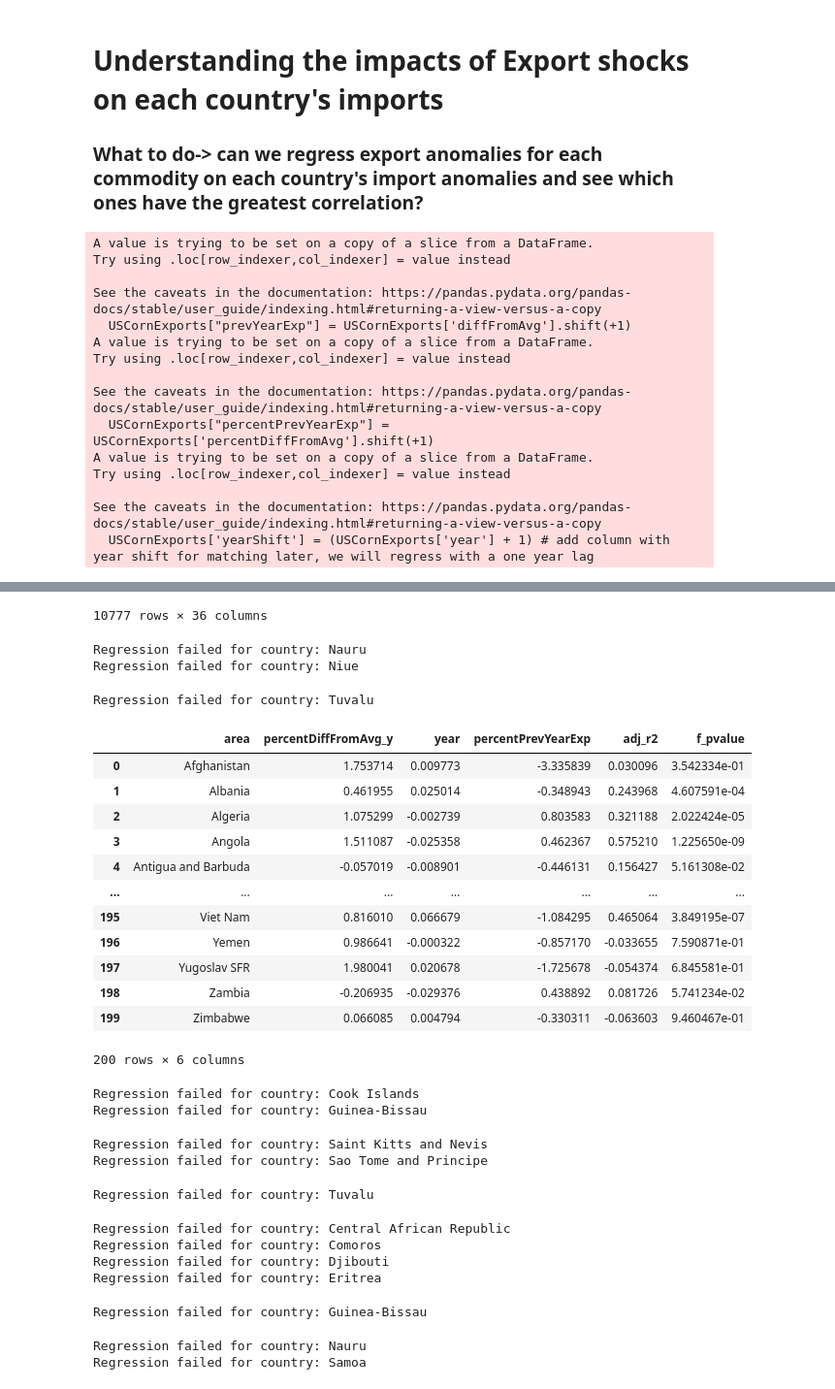
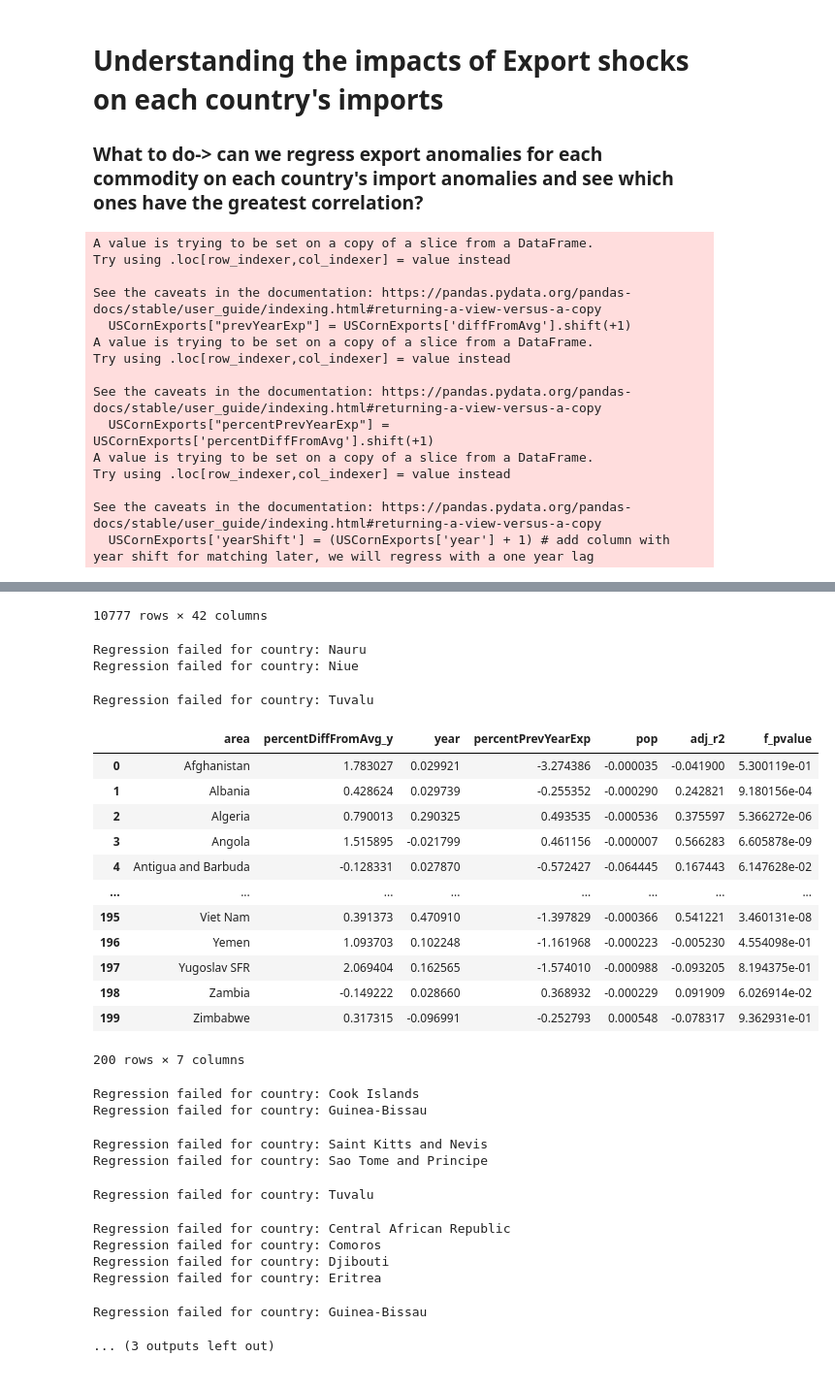
Before and after one commit to soccernee/ESE168_Project, a Jupyter notebook: ImportExportAnomaliesCode/tradeDataAnomalies.ipynb, the cells around one changed output, grey strips where cells are left out. Shown at 97% size. Saved outputs shown, nothing was run; the diff lists cells and outputs as text; code cells hidden in the pictures.

Commit message:
added pop to regression

```diff
--- a/ImportExportAnomaliesCode/tradeDataAnomalies.ipynb
+++ b/ImportExportAnomaliesCode/tradeDataAnomalies.ipynb
@@ -15,6 +15,11 @@ import statsmodels.api as sm
 
 rawData = pd.read_csv("./tradeData.csv")
 rawData
+
+popData = pd.read_csv("./populationData.csv")
+newData = rawData.merge(popData, right_on=['year', 'area'], left_on=['year', 'area'])
+rawData = newData
+display(rawData)
 # %% [output]
 |  | domain | domainCode | areaCode | area | elementCode | element | itemCode | item | yearCode | year | ... |
 | 0 | TCL | Crops and livestock products | 4 | Afghanistan | 5610 | Import Quantity | 112 | Maize (corn) | 1961 | 1961 | ... |
@@ -181,12 +189,12 @@ display(cornEffectsData)
 groupedCorn = cornEffectsData.groupby('area_x')
 
 # create a new dataframe to hold each country's sensitivity to US corn export changes
-d = {'area': [], 'percentDiffFromAvg_y': [], 'year': [], 'percentPrevYearExp': [],'adj_r2': [], 'f_pvalue': [] }
+d = {'area': [], 'percentDiffFromAvg_y': [], 'year': [], 'percentPrevYearExp': [],'pop': [],'adj_r2': [], 'f_pvalue': [] }
 regData = pd.DataFrame(data = d)
 
-## for testing without running the whole loop
+# # for testing without running the whole loop
 # afg = groupedCorn.get_group("Afghanistan")
-# lm = smf.ols('diffFromAvg_x ~ diffFromAvg_y + year_x', data = afg, missing='drop').fit()
+# lm = smf.ols('diffFromAvg_x ~ diffFromAvg_y + year + pop_y', data = afg, missing='drop').fit()
 # print(lm.summary())
 # print(lm.params)
 # print(lm.rsquared_adj)
@@ -196,10 +204,10 @@ regData = pd.DataFrame(data = d)
 for g in groupedCorn.groups.keys():
     try:
         curr = groupedCorn.get_group(g)
-        lm = smf.ols('percentDiffFromAvg_x ~ percentDiffFromAvg_y + year + percentPrevYearExp', data = curr, missing='drop').fit()
+        lm = smf.ols('percentDiffFromAvg_x ~ percentDiffFromAvg_y + year + percentPrevYearExp + pop_x', data = curr, missing='drop').fit()
         lm.summary()
 
-        regData.loc[len(regData.index)] = [g, lm.params['percentDiffFromAvg_y'], lm.params['year'], lm.params['percentPrevYearExp'],lm.rsquared_adj, lm.f_pvalue] # add regression results for each country
+        regData.loc[len(regData.index)] = [g, lm.params['percentDiffFromAvg_y'], lm.params['year'], lm.params['percentPrevYearExp'], lm.params['pop_x'],lm.rsquared_adj, lm.f_pvalue] # add regression results for each country
 
 
         # 1) pull out coefficients on diffFromAvg_y and year, create a row in a new dataset for country and coefficients
@@ -240,16 +248,16 @@ groupedWheat = wheatEffectsData.groupby('area')
 
 
 # create a new dataframe to hold each country's sensitivity to US corn export changes
-d = {'area': [], 'percentDiffFromAvg_y': [], 'year': [], 'percentPrevYearExp': [],'adj_r2': [], 'f_pvalue': [] }
+d = {'area': [], 'percentDiffFromAvg_y': [], 'year': [], 'percentPrevYearExp': [], 'pop': [], 'adj_r2': [], 'f_pvalue': [] }
 wheatRegData = pd.DataFrame(data = d)
 
 for g in groupedWheat.groups.keys():
     try:
         curr = groupedWheat.get_group(g)
-        lm = smf.ols('percentDiffFromAvg_x ~ percentDiffFromAvg_y + year + percentPrevYearExp', data = curr, missing='drop').fit()
+        lm = smf.ols('percentDiffFromAvg_x ~ percentDiffFromAvg_y + year + percentPrevYearExp + pop', data = curr, missing='drop').fit()
         lm.summary()
 
-        wheatRegData.loc[len(wheatRegData.index)] = [g, lm.params['percentDiffFromAvg_y'], lm.params['year'], lm.params['percentPrevYearExp'],lm.rsquared_adj, lm.f_pvalue] # add regression results for each country
+        wheatRegData.loc[len(wheatRegData.index)] = [g, lm.params['percentDiffFromAvg_y'], lm.params['year'], lm.params['percentPrevYearExp'], lm.params['pop'],lm.rsquared_adj, lm.f_pvalue] # add regression results for each country
 
 
         # 1) pull out coefficients on diffFromAvg_y and year, create a row in a new dataset for country and coefficients
@@ -285,16 +293,16 @@ groupedSoy = soyEffectsData.groupby('area')
 
 
 # create a new dataframe to hold each country's sensitivity to global wheat export changes
-d = {'area': [], 'percentDiffFromAvg_y': [], 'year': [], 'percentPrevYearExp': [], 'adj_r2': [], 'f_pvalue': [] }
+d = {'area': [], 'percentDiffFromAvg_y': [], 'year': [], 'percentPrevYearExp': [], 'pop': [],'adj_r2': [], 'f_pvalue': [] }
 soyRegData = pd.DataFrame(data = d)
 
 for g in groupedSoy.groups.keys():
     try:
         curr = groupedSoy.get_group(g)
-        lm = smf.ols('percentDiffFromAvg_x ~ percentDiffFromAvg_y + percentPrevYearExp + year', data = curr, missing='drop').fit()
+        lm = smf.ols('percentDiffFromAvg_x ~ percentDiffFromAvg_y + percentPrevYearExp + year + pop', data = curr, missing='drop').fit()
         lm.summary()
 
-        soyRegData.loc[len(soyRegData.index)] = [g, lm.params['percentDiffFromAvg_y'], lm.params['year'],lm.params['percentPrevYearExp'],lm.rsquared_adj, lm.f_pvalue] # add regression results for each country
+        soyRegData.loc[len(soyRegData.index)] = [g, lm.params['percentDiffFromAvg_y'], lm.params['year'],lm.params['percentPrevYearExp'], lm.params['pop'], lm.rsquared_adj, lm.f_pvalue] # add regression results for each country
 
 
         # 1) pull out coefficients on diffFromAvg_y and year, create a row in a new dataset for country and coefficients
@@ -321,47 +329,47 @@ soyRegData.to_csv('soyRegression.csv')
 A value is trying to be set on a copy of a slice from a DataFrame.
 Try using .loc[row_indexer,col_indexer] = value instead
 
 See the caveats in the documentation: https://pandas.pydata.org/pandas-docs/stable/user_guide/indexing.html#returning-a-view-versus-a-copy
   USCornExports["prevYearExp"] = USCornExports['diffFromAvg'].shift(+1)
 A value is trying to be set on a copy of a slice from a DataFrame.
 Try using .loc[row_indexer,col_indexer] = value instead
 
 See the caveats in the documentation: https://pandas.pydata.org/pandas-docs/stable/user_guide/indexing.html#returning-a-view-versus-a-copy
   USCornExports["percentPrevYearExp"] = USCornExports['percentDiffFromAvg'].shift(+1)
 A value is trying to be set on a copy of a slice from a DataFrame.
 Try using .loc[row_indexer,col_indexer] = value instead
 
 See the caveats in the documentation: https://pandas.pydata.org/pandas-docs/stable/user_guide/indexing.html#returning-a-view-versus-a-copy
   USCornExports['yearShift'] = (USCornExports['year'] + 1) # add column with year shift for matching later, we will regress with a one year lag
 |  | domain_x | domainCode_x | areaCode_x | area_x | elementCode_x | element_x | itemCode_x | item_x | ... |
 | 0 | TCL | Crops and livestock products | 4 | Afghanistan | 5610 | Import Quantity | 112 | Maize (corn) | ... |
 | 1 | TCL | Crops and livestock products | 8 | Albania | 5610 | Import Quantity | 112 | Maize (corn) | ... |
 | 2 | TCL | Crops and livestock products | 12 | Algeria | 5610 | Import Quantity | 112 | Maize (corn) | ... |
 | 3 | TCL | Crops and livestock products | 24 | Angola | 5610 | Import Quantity | 112 | Maize (corn) | ... |
 | 4 | TCL | Crops and livestock products | 28 | Antigua and Barbuda | 5610 | Import Quantity | 112 | Maize (corn) | ... |
 | ... | ... | ... | ... | ... | ... | ... | ... | ... | ... |
 | 10772 | TCL | Crops and livestock products | 862 | Venezuela (Bolivarian Republic of) | 5610 | Import Quantity | 112 | Maize (corn) | ... |
 | 10773 | TCL | Crops and livestock products | 704 | Viet Nam | 5610 | Import Quantity | 112 | Maize (corn) | ... |
 | 10774 | TCL | Crops and livestock products | 887 | Yemen | 5610 | Import Quantity | 112 | Maize (corn) | ... |
 | 10775 | TCL | Crops and livestock products | 894 | Zambia | 5610 | Import Quantity | 112 | Maize (corn) | ... |
 | 10776 | TCL | Crops and livestock products | 716 | Zimbabwe | 5610 | Import Quantity | 112 | Maize (corn) | ... |
-10777 rows × 36 columns
+10777 rows × 42 columns
 Regression failed for country: Nauru
 Regression failed for country: Niue
 Regression failed for country: Tuvalu
-|  | area | percentDiffFromAvg_y | year | percentPrevYearExp | adj_r2 | f_pvalue |
-| 0 | Afghanistan | 1.753714 | 0.009773 | -3.335839 | 0.030096 | 3.542334e-01 |
-| 1 | Albania | 0.461955 | 0.025014 | -0.348943 | 0.243968 | 4.607591e-04 |
-| 2 | Algeria | 1.075299 | -0.002739 | 0.803583 | 0.321188 | 2.022424e-05 |
-| 3 | Angola | 1.511087 | -0.025358 | 0.462367 | 0.575210 | 1.225650e-09 |
-| 4 | Antigua and Barbuda | -0.057019 | -0.008901 | -0.446131 | 0.156427 | 5.161308e-02 |
-| ... | ... | ... | ... | ... | ... | ... |
-| 195 | Viet Nam | 0.816010 | 0.066679 | -1.084295 | 0.465064 | 3.849195e-07 |
-| 196 | Yemen | 0.986641 | -0.000322 | -0.857170 | -0.033655 | 7.590871e-01 |
-| 197 | Yugoslav SFR | 1.980041 | 0.020678 | -1.725678 | -0.054374 | 6.845581e-01 |
-| 198 | Zambia | -0.206935 | -0.029376 | 0.438892 | 0.081726 | 5.741234e-02 |
-| 199 | Zimbabwe | 0.066085 | 0.004794 | -0.330311 | -0.063603 | 9.460467e-01 |
+|  | area | percentDiffFromAvg_y | year | percentPrevYearExp | pop | adj_r2 | f_pvalue |
+| 0 | Afghanistan | 1.783027 | 0.029921 | -3.274386 | -0.000035 | -0.041900 | 5.300119e-01 |
+| 1 | Albania | 0.428624 | 0.029739 | -0.255352 | -0.000290 | 0.242821 | 9.180156e-04 |
+| 2 | Algeria | 0.790013 | 0.290325 | 0.493535 | -0.000536 | 0.375597 | 5.366272e-06 |
+| 3 | Angola | 1.515895 | -0.021799 | 0.461156 | -0.000007 | 0.566283 | 6.605878e-09 |
+| 4 | Antigua and Barbuda | -0.128331 | 0.027870 | -0.572427 | -0.064445 | 0.167443 | 6.147628e-02 |
+| ... | ... | ... | ... | ... | ... | ... | ... |
+| 195 | Viet Nam | 0.391373 | 0.470910 | -1.397829 | -0.000366 | 0.541221 | 3.460131e-08 |
+| 196 | Yemen | 1.093703 | 0.102248 | -1.161968 | -0.000223 | -0.005230 | 4.554098e-01 |
+| 197 | Yugoslav SFR | 2.069404 | 0.162565 | -1.574010 | -0.000988 | -0.093205 | 8.194375e-01 |
+| 198 | Zambia | -0.149222 | 0.028660 | 0.368932 | -0.000229 | 0.091909 | 6.026914e-02 |
+| 199 | Zimbabwe | 0.317315 | -0.096991 | -0.252793 | 0.000548 | -0.078317 | 9.362931e-01 |
-200 rows × 6 columns
+200 rows × 7 columns
 Regression failed for country: Cook Islands
 Regression failed for country: Guinea-Bissau
 Regression failed for country: Saint Kitts and Nevis
@@ -372,5 +380,4 @@ Regression failed for country: Comoros
 Regression failed for country: Djibouti
 Regression failed for country: Eritrea
 Regression failed for country: Guinea-Bissau
-Regression failed for country: Nauru
-Regression failed for country: Samoa
+... (3 outputs left out)
```
Also changed, not shown: parts of 3 cells of this notebook, 9 other files.
